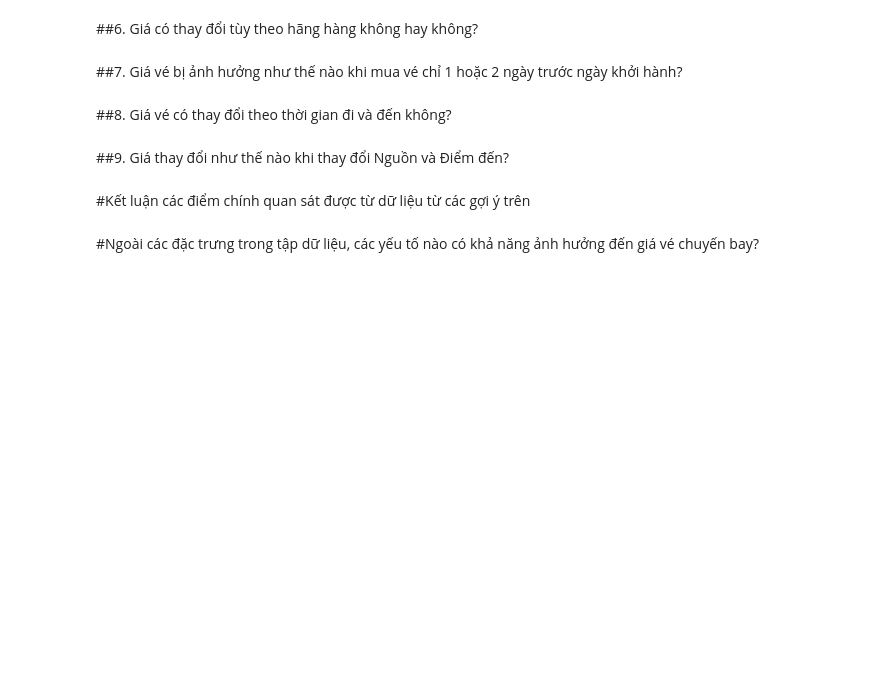
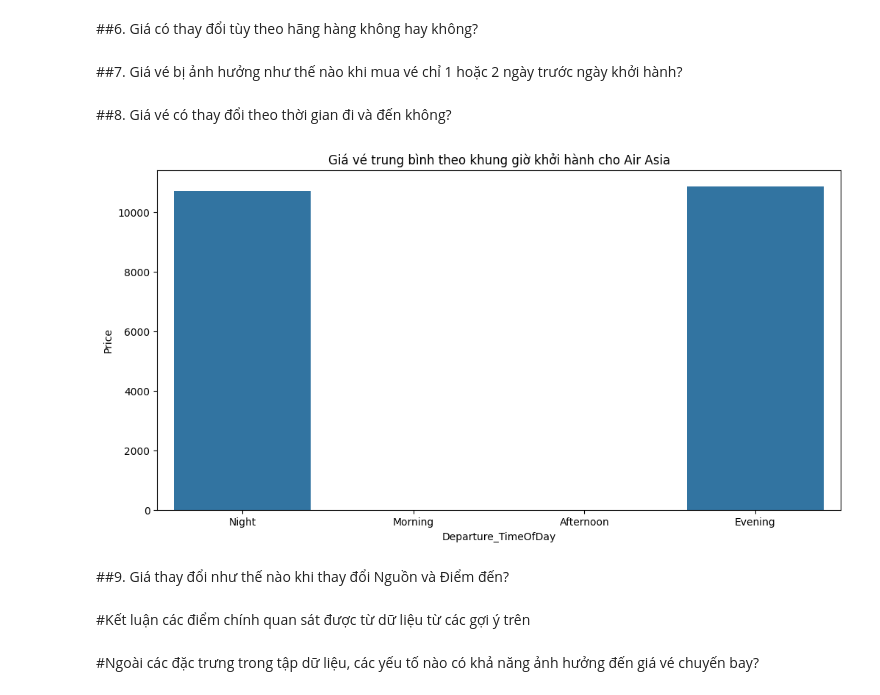
Before and after one commit to Vanniee007/ADA-Final-Project-20CQ.PTDL.05, a Jupyter notebook: FinalProject.ipynb, the cells around one changed output. Saved outputs shown, nothing was run; the diff lists cells and outputs as text; code cells hidden in the pictures; blank space fills up the shorter version.

```diff
--- a/FinalProject.ipynb
+++ b/FinalProject.ipynb
@@ -159,6 +225,30 @@ merged_data.head()
 # %% [markdown]
 
 ##8. Giá vé có thay đổi theo thời gian đi và đến không?
+# %%
+# Replace 'Jet Airways' with the desired airline
+airline = 'Air Asia'
+# Replace '01/05/2019' with the specific date you want to filter
+specific_date = '01/03/2019'
+specific_date = pd.to_datetime(specific_date, format='%d/%m/%Y')
+
+source = 'Banglore'
+des = 'New Delhi'
+data['Departure_Hour'] = pd.to_datetime(data['Dep_Time'], format='%H:%M').dt.hour
+data['Date_of_Journey'] = pd.to_datetime(data['Date_of_Journey'], format='%d/%m/%Y')
+# Create a new column for the time of day
+data['Departure_TimeOfDay'] = pd.cut(data['Departure_Hour'], bins=[0, 6, 12, 18, 24], labels=['Night', 'Morning', 'Afternoon', 'Evening'])
+# Filter data for the specific airline and specific date
+filtered_data = data[(data['Airline'] == airline) & (data['Date_of_Journey'] == specific_date) & (data['Source'] == source)
+                     & (data['Destination'] == des)]
+
+# Biểu đồ giá vé trung bình theo khung giờ khởi hành
+plt.figure(figsize=(12, 6))
+sns.barplot(x='Departure_TimeOfDay', y='Price', data=filtered_data)
+plt.title(f'Giá vé trung bình theo khung giờ khởi hành cho {airline}')
+plt.show()
+# %% [output]
+[figure, added]
 # %% [markdown]
 
 ##9. Giá thay đổi như thế nào khi thay đổi Nguồn và Điểm đến?
```
Also changed, not shown: parts of 5 cells of this notebook.
